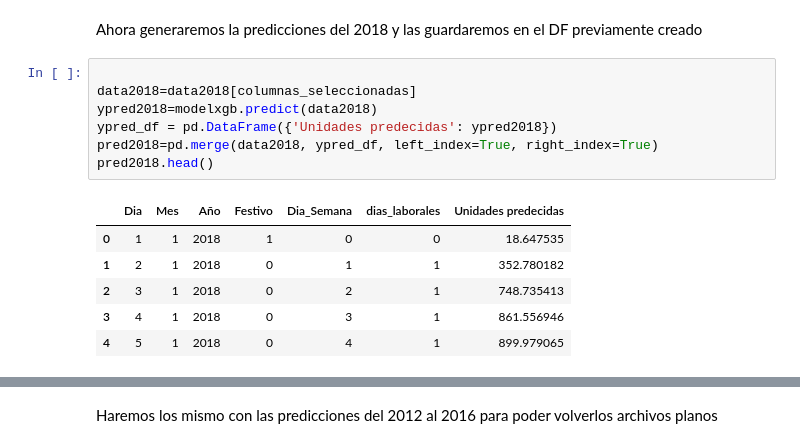
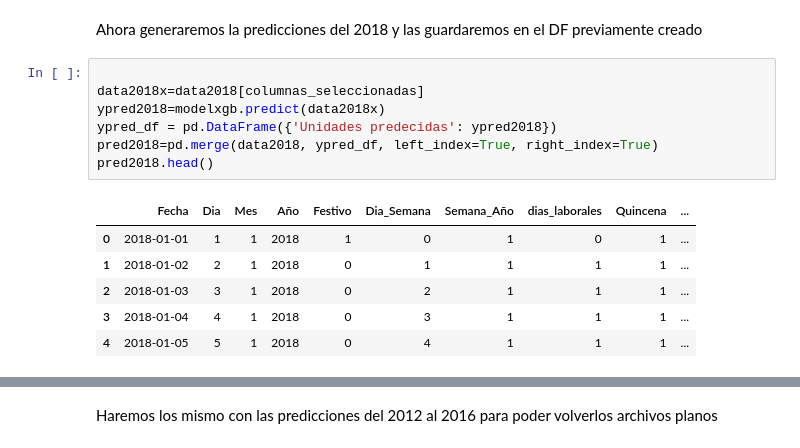
Before and after one commit to Pai-san/proyecto4-analitica, a Jupyter notebook: main.ipynb, the cells around one changed output, grey strips where cells are left out. Cells and saved outputs as stored; diff of their text form.

```diff
--- a/main.ipynb
+++ b/main.ipynb
@@ -474,15 +492,15 @@ print(r2v)
 Ahora generaremos la predicciones del 2018 y las guardaremos en el DF previamente creado
 # %%
 
-data2018=data2018[columnas_seleccionadas]
-ypred2018=modelxgb.predict(data2018)
+data2018x=data2018[columnas_seleccionadas]
+ypred2018=modelxgb.predict(data2018x)
 ypred_df = pd.DataFrame({'Unidades predecidas': ypred2018})
 pred2018=pd.merge(data2018, ypred_df, left_index=True, right_index=True)
 pred2018.head()
 # %% [output]
-|  | Dia | Mes | Año | Festivo | Dia_Semana | dias_laborales | Unidades predecidas |
-| 0 | 1 | 1 | 2018 | 1 | 0 | 0 | 18.647535 |
-| 1 | 2 | 1 | 2018 | 0 | 1 | 1 | 352.780182 |
-| 2 | 3 | 1 | 2018 | 0 | 2 | 1 | 748.735413 |
-| 3 | 4 | 1 | 2018 | 0 | 3 | 1 | 861.556946 |
-| 4 | 5 | 1 | 2018 | 0 | 4 | 1 | 899.979065 |
+|  | Fecha | Dia | Mes | Año | Festivo | Dia_Semana | Semana_Año | dias_laborales | Quincena | ... |
+| 0 | 2018-01-01 | 1 | 1 | 2018 | 1 | 0 | 1 | 0 | 1 | ... |
+| 1 | 2018-01-02 | 2 | 1 | 2018 | 0 | 1 | 1 | 1 | 1 | ... |
+| 2 | 2018-01-03 | 3 | 1 | 2018 | 0 | 2 | 1 | 1 | 1 | ... |
+| 3 | 2018-01-04 | 4 | 1 | 2018 | 0 | 3 | 1 | 1 | 1 | ... |
+| 4 | 2018-01-05 | 5 | 1 | 2018 | 0 | 4 | 1 | 1 | 1 | ... |
```
Also changed, not shown: parts of 5 cells of this notebook, 1 other file.
